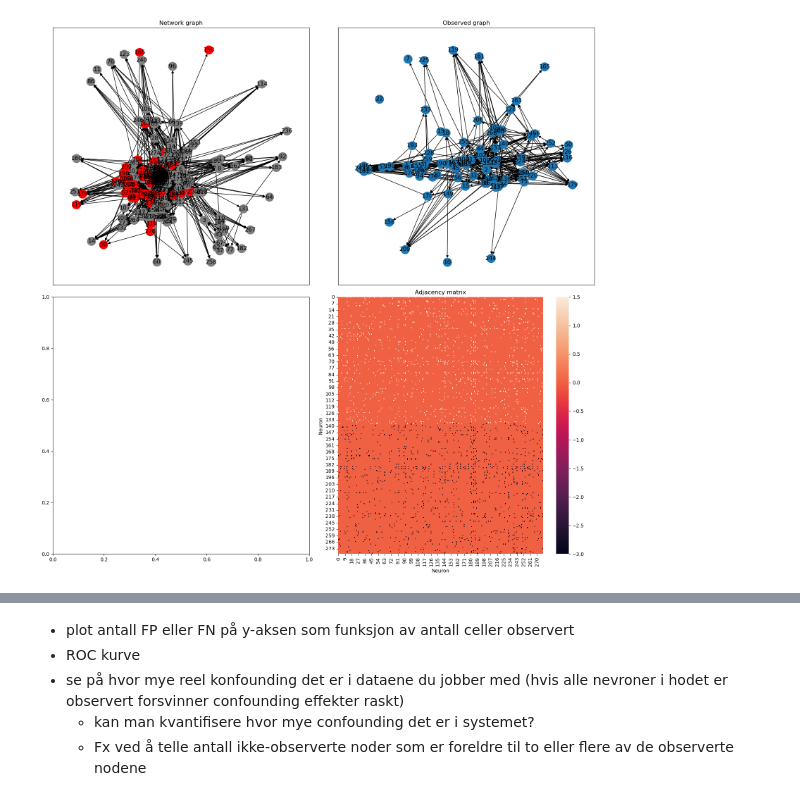
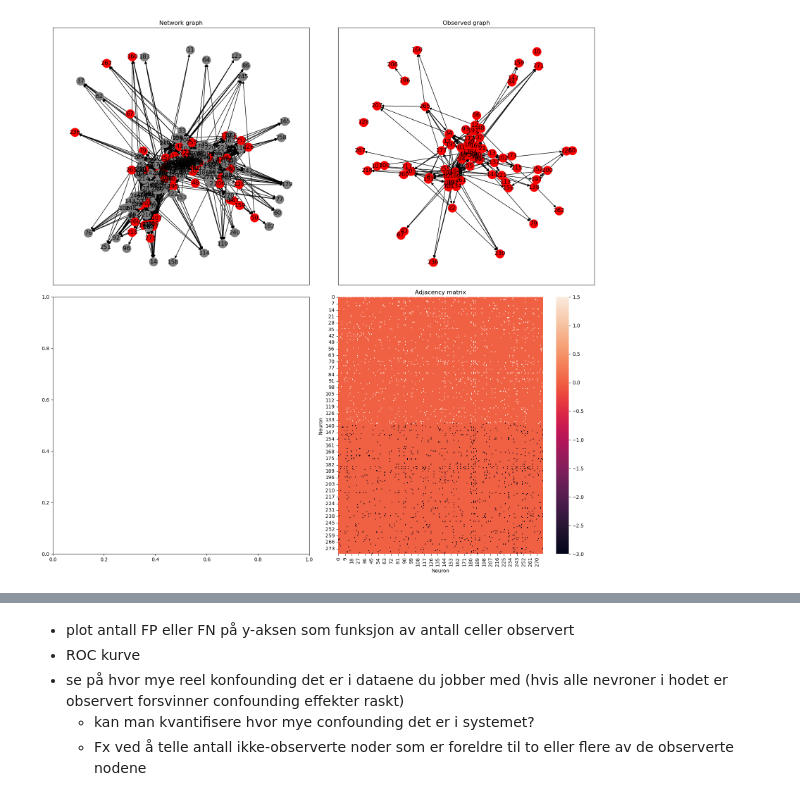
Before and after one commit to ungvilde/Causal-discovery, a Jupyter notebook: learn_c_elegans.ipynb, the cells around one changed output, grey strips where cells are left out. Drawn from its saved outputs; the diff is of its cells as text; code cells hidden in the pictures.

```diff
--- a/learn_c_elegans.ipynb
+++ b/learn_c_elegans.ipynb
@@ -38,29 +37,41 @@ neuron_model = BernoulliGLM(
 )
 # %%
 n_neurons = example_network.num_nodes
-n_obs = 88
-pos_thr = 0.15
 n_hidden = n_neurons - n_obs
 
 G = to_networkx(example_network, node_attrs = ['position'])
 position_dict = nx.get_node_attributes(G, 'position')
-sample_space = []
+sample_space_head = []
+sample_space_body = []
+
+#first sample from head region
+n_obs_head = 80
+upper_pos_thr = 0.85
+lower_pos_thr = 0.
 for neuron in position_dict:
-    if position_dict[neuron] < pos_thr:
-        sample_space.append(neuron)
+    if position_dict[neuron] > lower_pos_thr and position_dict[neuron] < upper_pos_thr:
+        sample_space_head.append(neuron)
 
-print('num possible samples = ',len(sample_space))
-index_obs = np.sort(np.random.choice(sample_space, size = n_obs, replace = False))
+#second sample from tail/body region
+n_obs_body = 10
+upper_pos_thr = 1.0
+lower_pos_thr = 0.15
+for neuron in position_dict:
+    if position_dict[neuron] > lower_pos_thr and position_dict[neuron] < upper_pos_thr:
+        sample_space_body.append(neuron)
+
+
+print('num possible samples = ', len(sample_space_head))#len(sample_space_body))
+index_obs = np.sort(np.random.choice(sample_space_head, size = n_obs_head, replace = False))
 #index_obs = np.sort(sample_space)
 #print(sample_space)
-print('n_obs = ', n_obs)
-print('n_edges = ', example_network.num_edges)
-print('n_neurons = ', example_network.num_nodes)
+print('n_obs = ', len(index_obs))
 
 G_obs = nx.subgraph(G, index_obs)
 
 index_hidden = [node for node in range(n_neurons) if node not in index_obs]
 confounders = []
+
 for node in index_hidden:
     count = 0
     for _, v in G.out_edges(node):
@@ -84,24 +112,24 @@ plt.hlines(y=pos_thr, xmin=0, xmax=n_neurons, linestyles='dashed', colors='black
 # %%
 # visualisation of one of the networks generated
 fig, ax = plt.subplots(2, 2, figsize=(16, 16))
 color_map = ['grey' if node not in index_obs else 'red' for node in G]
 
 nx.draw_networkx(G, arrows=True, ax=ax[0,0], node_color=color_map)
 ax[0,0].set_title("Network graph")
 
-nx.draw_networkx(G_obs, arrows=True, ax=ax[0,1])
+nx.draw_networkx(G_obs, arrows=True, ax=ax[0,1], node_color='red')
 ax[0,1].set_title("Observed graph")
 
 W0 = to_dense_adj(example_network.edge_index, edge_attr=example_network.W0, max_num_nodes=example_network.num_nodes)[0]
 sns.heatmap(W0, ax=ax[1,1], annot=False)
 ax[1,1].set_title("Adjacency matrix")
 ax[1,1].set_xlabel("Neuron")
 ax[1,1].set_ylabel("Neuron")
 
 plt.tight_layout()
 plt.show()
 # %% [output]
-[figure, old version]
+[figure, new version]
 # %%
 prop_intervened = 1.0
 
```
Also changed, not shown: parts of 14 cells of this notebook, 8 other files.
